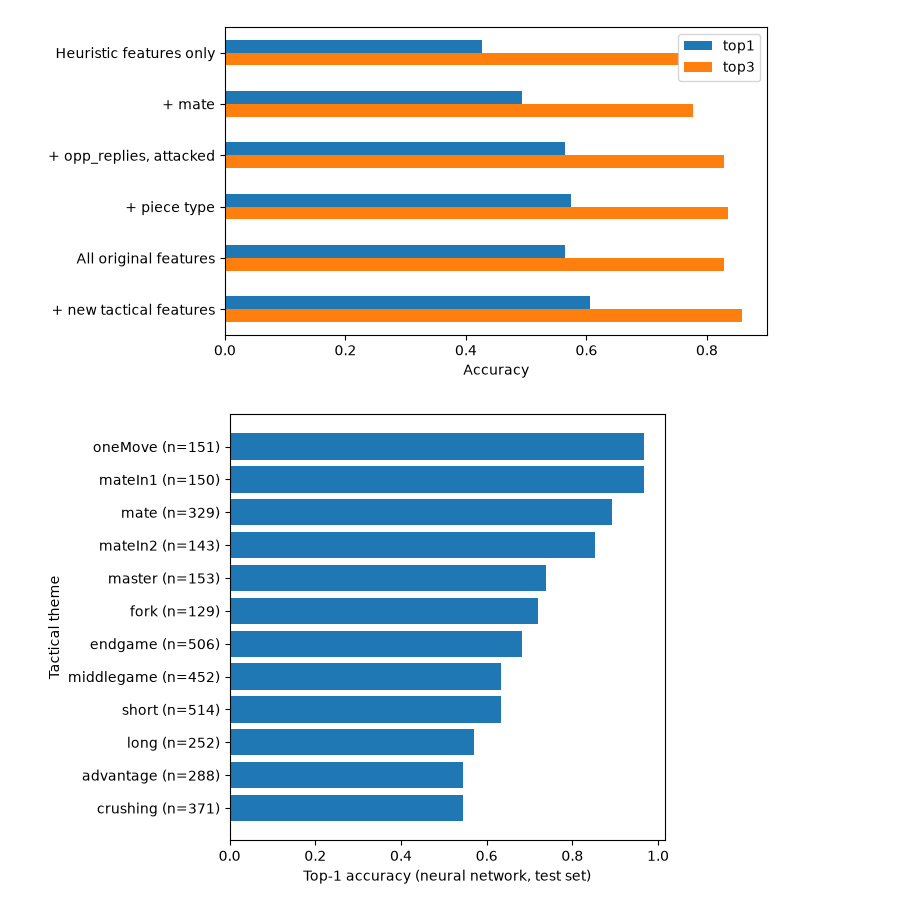
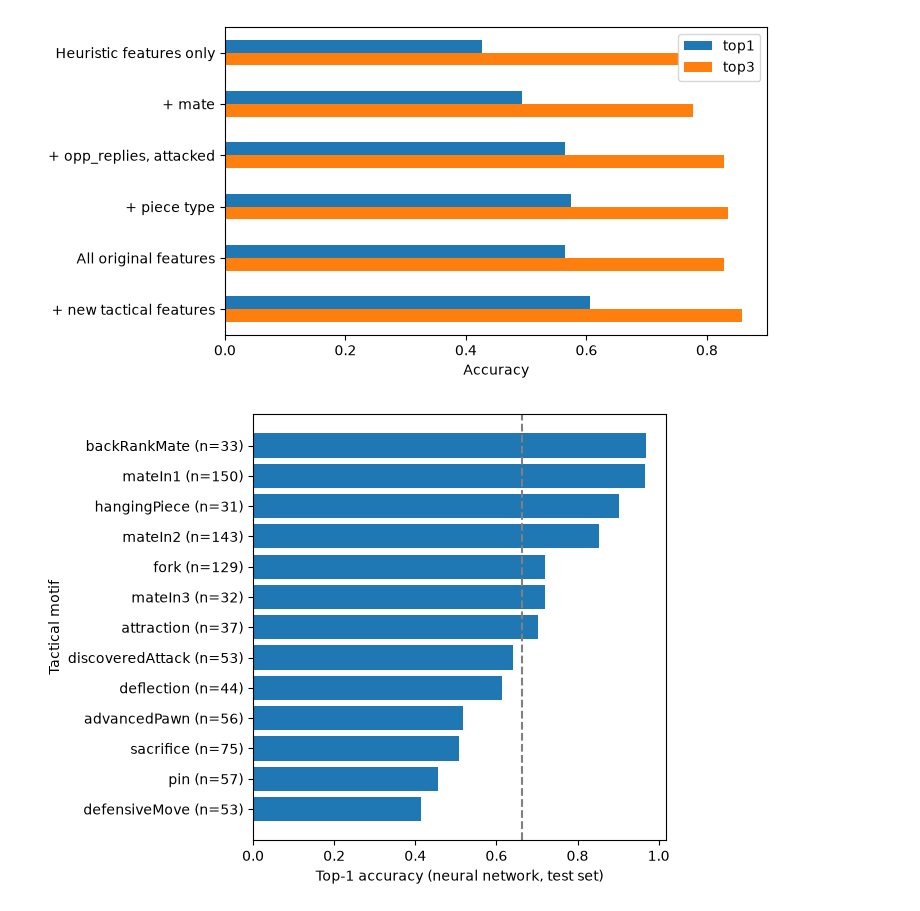
Before and after one commit to annamodolo/Predicting-Tactical-Chess-Decisions, a Jupyter notebook: 04_figures_tables.ipynb, the cells around one changed output. Drawn from its saved outputs; the diff is of its cells as text; code cells hidden in the pictures.

Commit message:
Add error analysis by theme and rating

```diff
--- a/04_figures_tables.ipynb
+++ b/04_figures_tables.ipynb
@@ -70,17 +70,25 @@ plt.show()
 [figure]
 [figure]
 [figure]
-# %%
-by_theme = pd.read_csv("results/errors_by_theme.csv", index_col=0)
-top = by_theme.sort_values("n", ascending=False).head(12).sort_values("top1")
-labels = [f"{theme} (n={n})" for theme, n in zip(top.index, top["n"])]
-
-fig, ax = plt.subplots(figsize=(6.5, 5))
-ax.barh(labels, top["top1"])
-ax.set_xlabel("Top-1 accuracy (neural network, test set)")
-ax.set_ylabel("Tactical theme")
-fig.tight_layout()
-fig.savefig("figures/fig5_errors_by_theme.png", dpi=200)
-plt.show()
-# %% [output]
-[figure, removed]
+# %%
+by_theme = pd.read_csv("results/errors_by_theme.csv", index_col=0)
+
+MOTIFS = ["fork", "pin", "skewer", "discoveredAttack", "sacrifice", "hangingPiece",
+          "deflection", "attraction", "quietMove", "backRankMate", "defensiveMove",
+          "intermezzo", "trappedPiece", "exposedKing", "capturingDefender",
+          "clearance", "interference", "xRayAttack", "doubleCheck", "zugzwang",
+          "advancedPawn", "promotion", "mateIn1", "mateIn2", "mateIn3"]
+
+top = by_theme[by_theme.index.isin(MOTIFS)].sort_values("top1")
+labels = [f"{theme} (n={n})" for theme, n in zip(top.index, top["n"])]
+
+fig, ax = plt.subplots(figsize=(6.5, 5))
+ax.barh(labels, top["top1"])
+ax.axvline(0.662, linestyle="--", color="gray")   # overall top-1 of the network (test, seed 42)
+ax.set_xlabel("Top-1 accuracy (neural network, test set)")
+ax.set_ylabel("Tactical motif")
+fig.tight_layout()
+fig.savefig("figures/fig5_errors_by_theme.png", dpi=200)
+plt.show()
+# %% [output]
+[figure, added]
```
Also changed, not shown: parts of 1 cell of this notebook, 2 other files.
